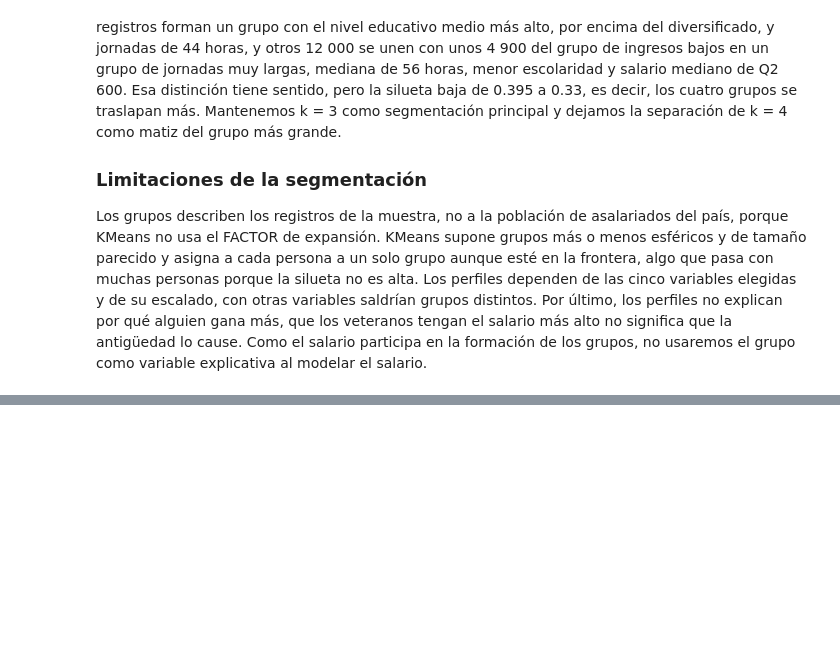
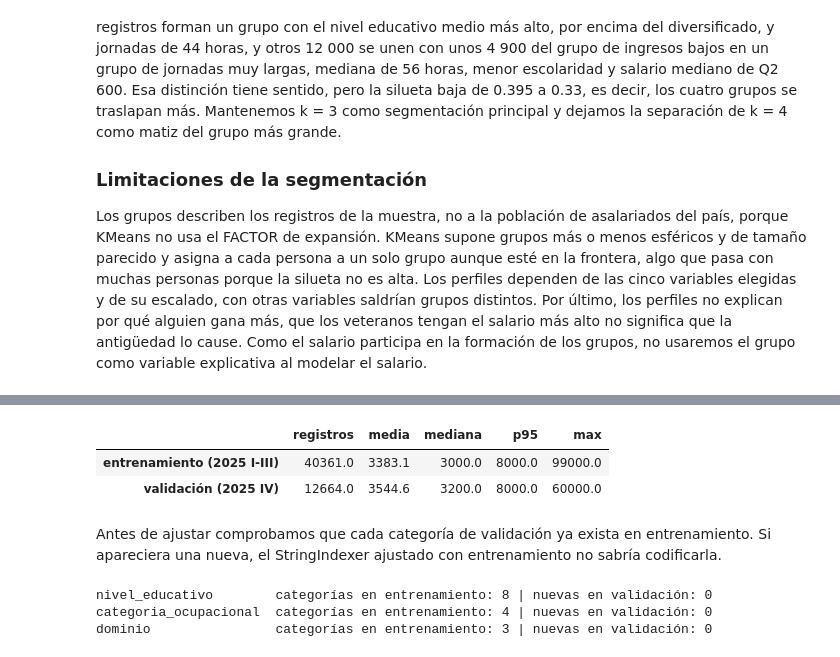
Before and after one commit to Fercho1118/Lab7_DS, a Jupyter notebook: notebooks/lab7.ipynb, the cells around one changed output, grey strips where cells are left out. Drawn from its saved outputs; the diff is of its cells as text; code cells hidden in the pictures; blank space fills up the shorter version.

```diff
--- a/notebooks/lab7.ipynb
+++ b/notebooks/lab7.ipynb
@@ -1128,0 +1146,38 @@ no usaremos el grupo como variable explicativa al modelar el salario.
+# %%
+TRAIN_P = ["2025-I", "2025-II", "2025-III"]
+VALID_P = ["2025-IV"]
+OBJETIVO = "salario_mensual"
+NUM_PRED = ["edad", "antiguedad", "horas_semanales"]
+CAT_PRED = ["nivel_educativo", "categoria_ocupacional", "dominio"]
+
+entrenamiento = eneic_2025.filter(F.col("periodo_archivo").isin(TRAIN_P)).cache()
+validacion = eneic_2025.filter(F.col("periodo_archivo").isin(VALID_P)).cache()
+
+
+def resumen_objetivo(sdf):
+    r = sdf.select(F.count(OBJETIVO).alias("registros"), F.mean(OBJETIVO).alias("media"),
+                   F.percentile_approx(OBJETIVO, [0.5, 0.95], 100000).alias("p"),
+                   F.max(OBJETIVO).alias("max")).first()
+    return {"registros": r["registros"], "media": r["media"], "mediana": r["p"][0],
+            "p95": r["p"][1], "max": r["max"]}
+
+
+pd.DataFrame({"entrenamiento (2025 I-III)": resumen_objetivo(entrenamiento),
+              "validación (2025 IV)": resumen_objetivo(validacion)}).T.round(1)
+# %% [output]
+|  | registros | media | mediana | p95 | max |
+| entrenamiento (2025 I-III) | 40361.0 | 3383.1 | 3000.0 | 8000.0 | 99000.0 |
+| validación (2025 IV) | 12664.0 | 3544.6 | 3200.0 | 8000.0 | 60000.0 |
+# %% [markdown]
+Antes de ajustar comprobamos que cada categoría de validación ya exista en entrenamiento.
+Si apareciera una nueva, el StringIndexer ajustado con entrenamiento no sabría codificarla.
+# %%
+for c in CAT_PRED:
+    nuevas = (validacion.select(c).distinct()
+              .join(entrenamiento.select(c).distinct(), on=c, how="left_anti").count())
+    print(f"{c:22s} categorías en entrenamiento: {entrenamiento.select(c).distinct().count()}"
+          f" | nuevas en validación: {nuevas}")
+# %% [output]
+nivel_educativo        categorías en entrenamiento: 8 | nuevas en validación: 0
+categoria_ocupacional  categorías en entrenamiento: 4 | nuevas en validación: 0
+dominio                categorías en entrenamiento: 3 | nuevas en validación: 0
```
Also changed, not shown: parts of 14 cells of this notebook, 1 other file.
